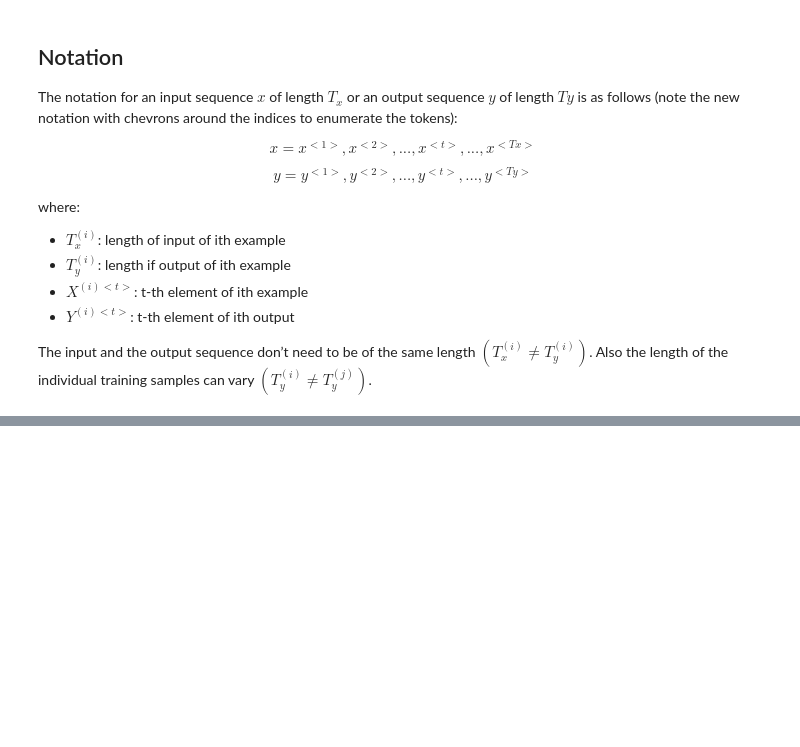
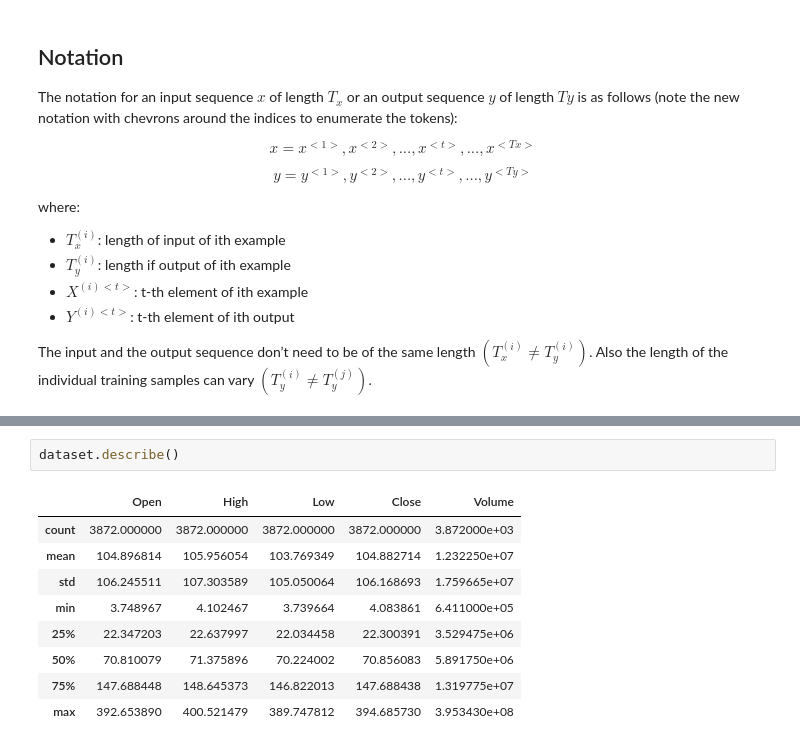
Before and after one commit to HaithamIsmail/ai-bootcamp-notebooks, a Jupyter notebook: lesson 14 - RNNs/RecurrentNeuralNetworks.ipynb, the cells around one changed output, grey strips where cells are left out. Drawn from its saved outputs; the diff is of its cells as text; blank space fills up the shorter version.

```diff
--- a/lesson 14 - RNNs/RecurrentNeuralNetworks.ipynb
+++ b/lesson 14 - RNNs/RecurrentNeuralNetworks.ipynb
@@ -218,0 +255,12 @@ Deep-RNN can become computationally very expensive quickly, therefore they usual
+# %%
+dataset.describe()
+# %% [output]
+|  | Open | High | Low | Close | Volume |
+| count | 3872.000000 | 3872.000000 | 3872.000000 | 3872.000000 | 3.872000e+03 |
+| mean | 104.896814 | 105.956054 | 103.769349 | 104.882714 | 1.232250e+07 |
+| std | 106.245511 | 107.303589 | 105.050064 | 106.168693 | 1.759665e+07 |
+| min | 3.748967 | 4.102467 | 3.739664 | 4.083861 | 6.411000e+05 |
+| 25% | 22.347203 | 22.637997 | 22.034458 | 22.300391 | 3.529475e+06 |
+| 50% | 70.810079 | 71.375896 | 70.224002 | 70.856083 | 5.891750e+06 |
+| 75% | 147.688448 | 148.645373 | 146.822013 | 147.688438 | 1.319775e+07 |
+| max | 392.653890 | 400.521479 | 389.747812 | 394.685730 | 3.953430e+08 |
```
Also changed, not shown: parts of 37 cells of this notebook, 51 other files.
